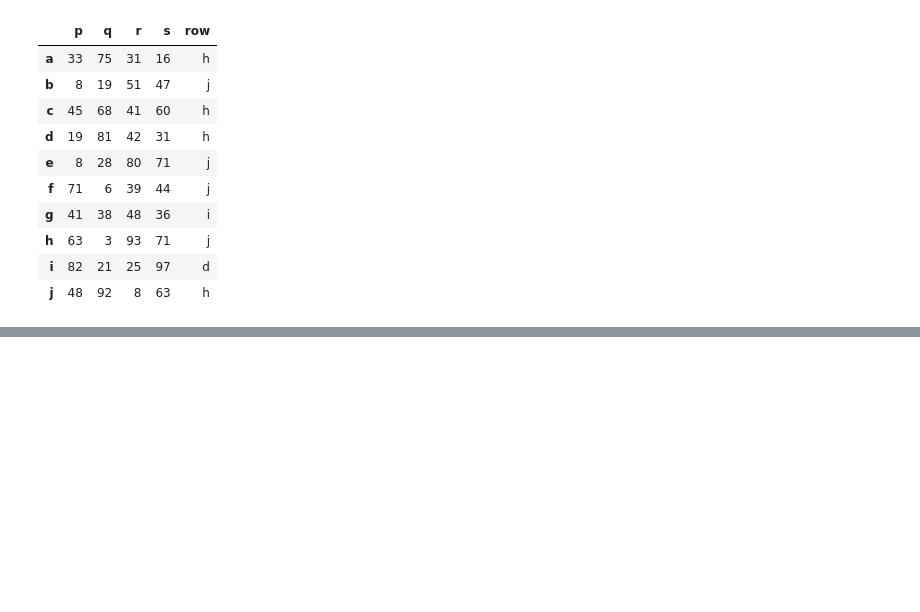
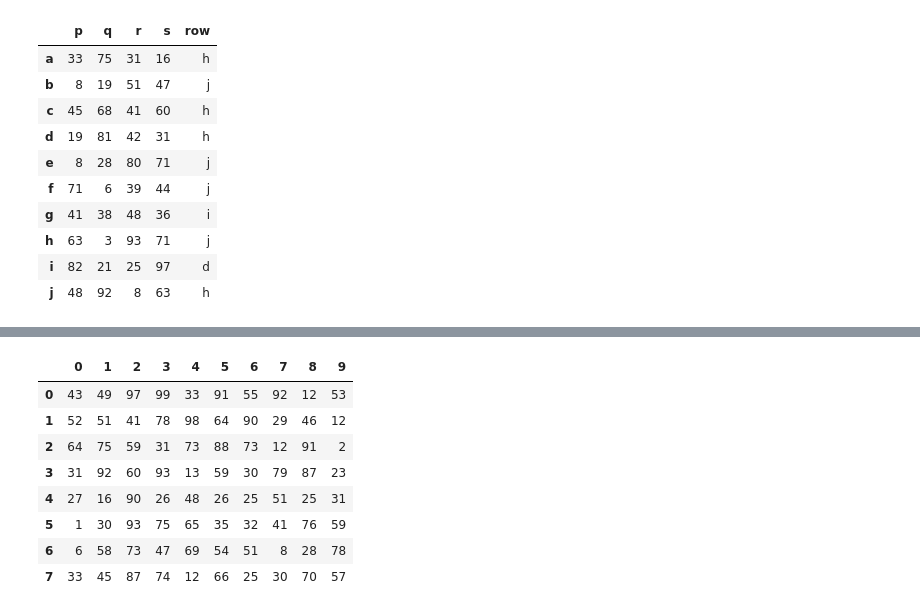
Before and after one commit to kishan-chakraborty/Tutorials, a Jupyter notebook: Pandas/tut1.ipynb, the cells around one changed output, grey strips where cells are left out. Cells and saved outputs as stored; diff of their text form; code cells hidden in the pictures; blank space fills up the shorter version.

```diff
--- a/Pandas/tut1.ipynb
+++ b/Pandas/tut1.ipynb
@@ -683,0 +715,16 @@ df
+# %%
+# Normalize all columns of df by subtracting the column mean and divide by standard deviation.
+df = pd.DataFrame(np.random.randint(1,100, 80).reshape(8, -1))
+df1 = df
+df1.apply(lambda x: (x - x.mean())/x.std(), axis=0)  # Normalization
+df1.apply(lambda x: (x - x.min())/x.max(), axis=0)  # Standardization
+# %% [output]
+|  | 0 | 1 | 2 | 3 | 4 | 5 | 6 | 7 | 8 | 9 |
+| 0 | 43 | 49 | 97 | 99 | 33 | 91 | 55 | 92 | 12 | 53 |
+| 1 | 52 | 51 | 41 | 78 | 98 | 64 | 90 | 29 | 46 | 12 |
+| 2 | 64 | 75 | 59 | 31 | 73 | 88 | 73 | 12 | 91 | 2 |
+| 3 | 31 | 92 | 60 | 93 | 13 | 59 | 30 | 79 | 87 | 23 |
+| 4 | 27 | 16 | 90 | 26 | 48 | 26 | 25 | 51 | 25 | 31 |
+| 5 | 1 | 30 | 93 | 75 | 65 | 35 | 32 | 41 | 76 | 59 |
+| 6 | 6 | 58 | 73 | 47 | 69 | 54 | 51 | 8 | 28 | 78 |
+| 7 | 33 | 45 | 87 | 74 | 12 | 66 | 25 | 30 | 70 | 57 |
```
Also changed, not shown: parts of 8 cells of this notebook, 1 other file.
